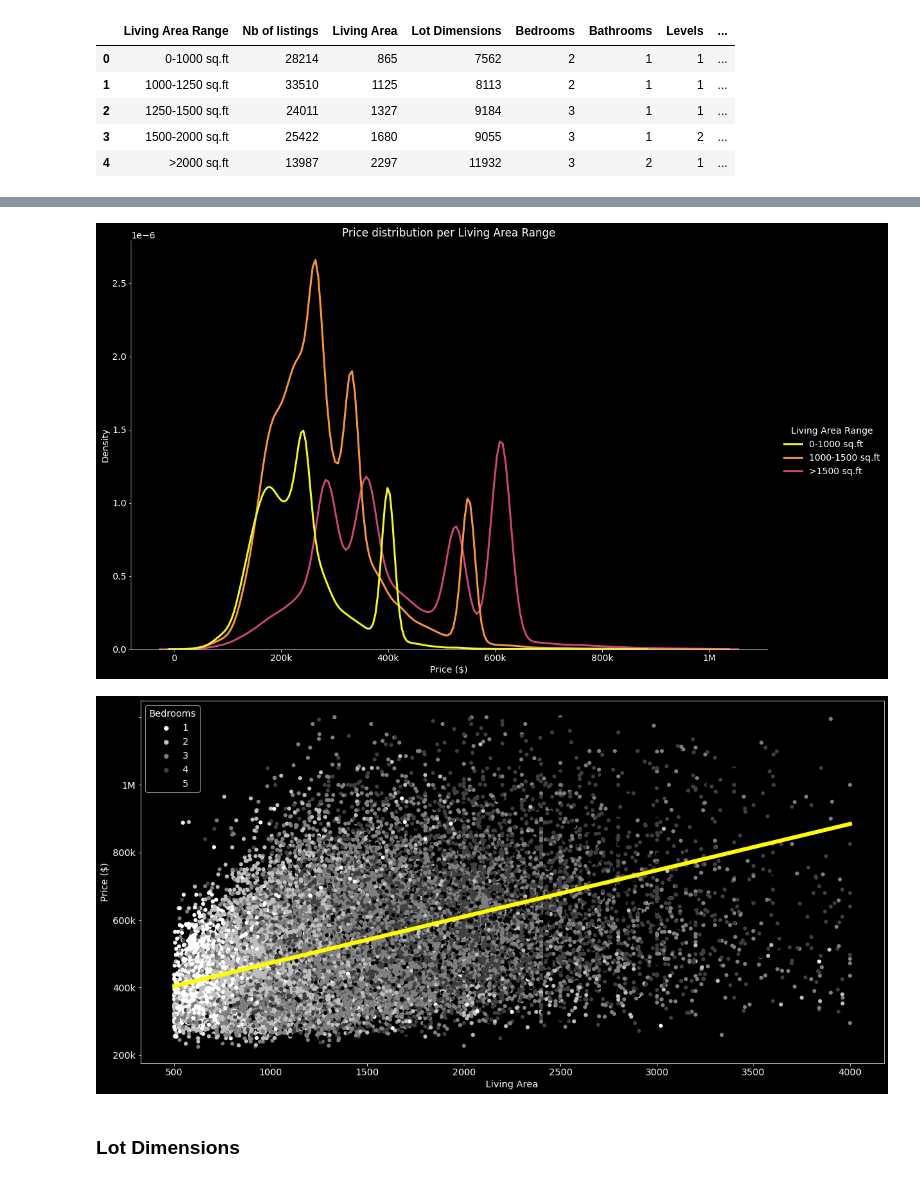
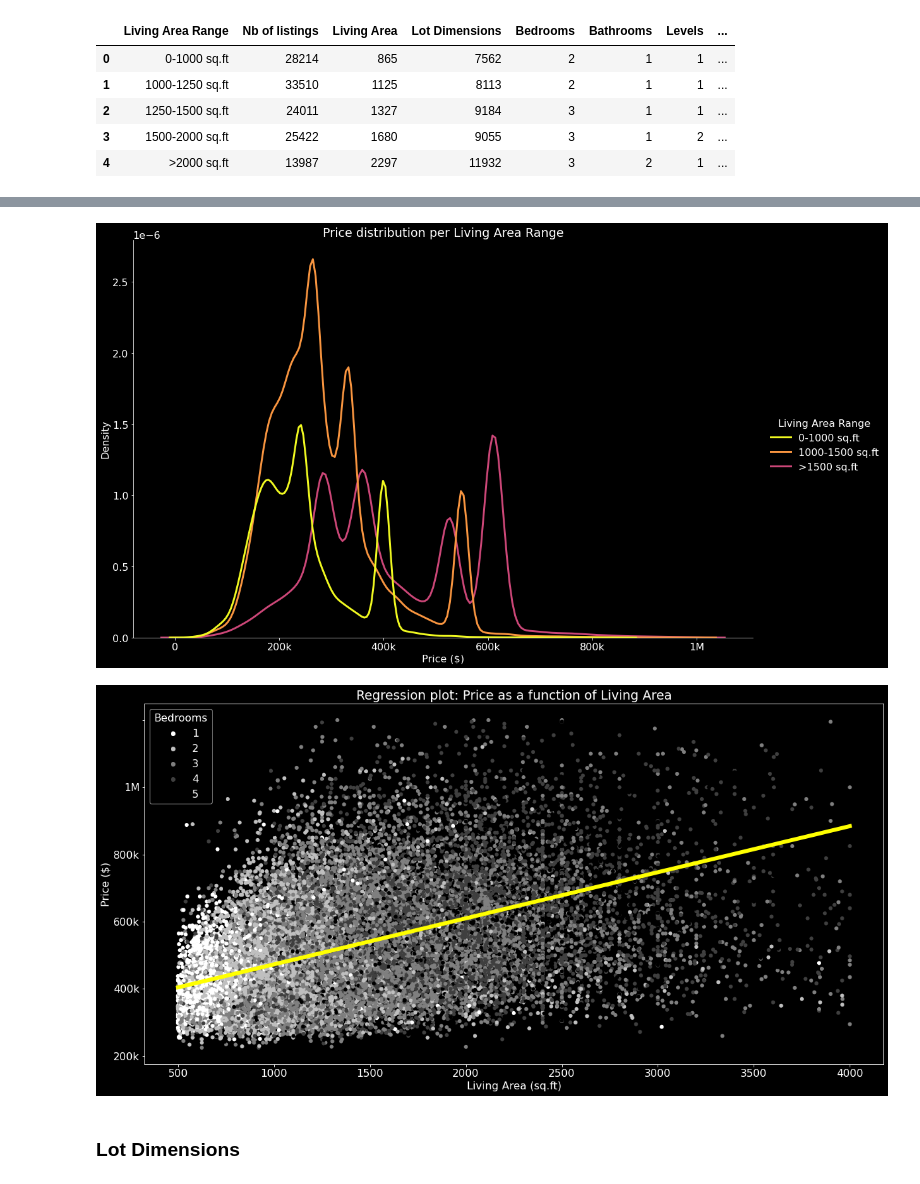
Before and after one commit to simkass/quebec-real-estate-analysis, a Jupyter notebook: notebooks/visualization.ipynb, the cells around one changed output, grey strips where cells are left out. Saved outputs shown, nothing was run; the diff lists cells and outputs as text; code cells hidden in the pictures.

```diff
--- a/notebooks/visualization.ipynb
+++ b/notebooks/visualization.ipynb
@@ -18,7 +18,7 @@ from shapely import wkt
 from tqdm import tqdm
 
 plt.style.use("dark_background")
-matplotlib.rcParams.update({'font.size': 18})
+matplotlib.rcParams.update({'font.size': 16})
 # %% [markdown]
 ### Coloring Methods
 # %%
@@ -208,20 +208,22 @@ ax = sns.displot(df, x='Price', hue='Living Area Range', hue_order=labels, kind=
             height=10, aspect=1.5, linewidth=3, palette=color_palette("plasma", 5, len(ranges) + 1, True))
 ax.set(title="Price distribution per Living Area Range", xlabel="Price ($)", xticklabels=["0", "0", "200k", "400k", "600k", "800k", "1M"])
 
-plt.savefig('./figures/visualization/livingarea-pricedisplot.png', transparent=True)
+plt.savefig('./figures/visualization/livingarea-pricedisplot.png', transparent=True, bbox_inches='tight')
 # %% [output]
-[figure, old version]
+[figure, new version]
 # %%
 fig, ax = plt.subplots(figsize=(20, 10))
 p1 = sns.scatterplot(data=listings_df, x="Living Area", y="Price", hue="Bedrooms", palette="gist_yarg", linewidth=0, ax=ax)
 p2 = sns.regplot(data=listings_df, x='Living Area', y='Price', color='yellow', line_kws={'linewidth':6}, ax=ax, scatter=False)
 
+ax.set_title("Regression plot: Price as a function of Living Area")
 ax.set_ylabel("Price ($)")
+ax.set_xlabel("Living Area (sq.ft)")
 ax.set_yticklabels(["0", "200k", "400k", "600k", "800k", "1M"])
 
-plt.savefig('./figures/visualization/livingarea-regplot.png', transparent=True)
+plt.savefig('./figures/visualization/livingarea-regplot.png', transparent=True, bbox_inches='tight')
 # %% [output]
-[figure, old version]
+[figure, new version]
 # %% [markdown]
 ### Lot Dimensions
 # %%
```
Also changed, not shown: parts of 16 cells of this notebook, 18 other files.
